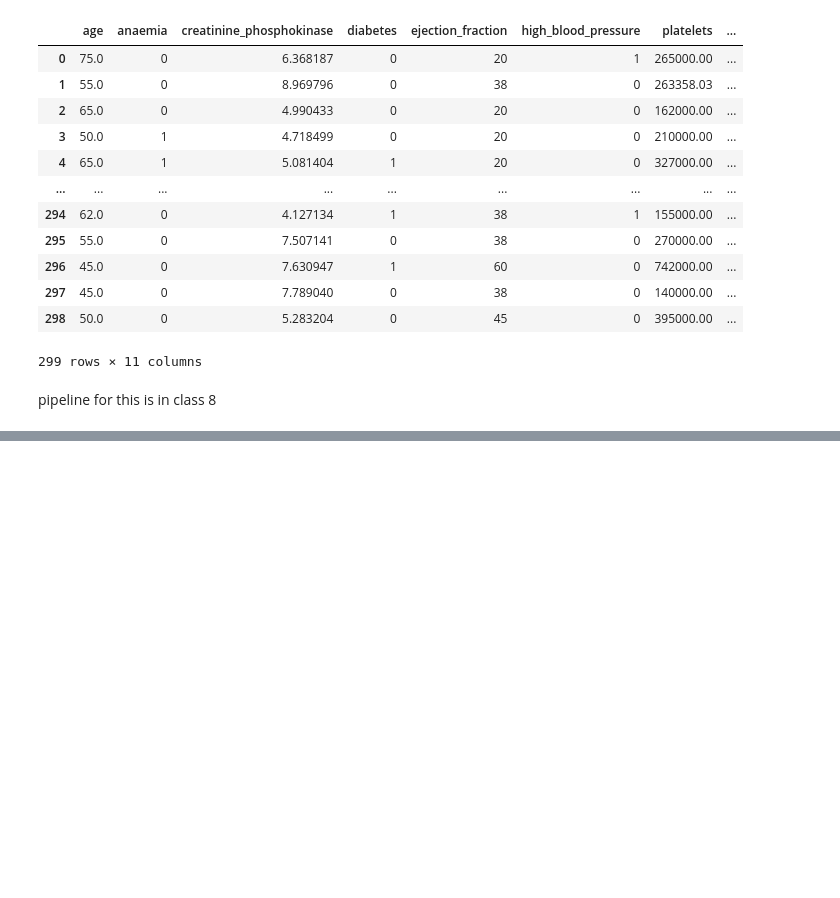
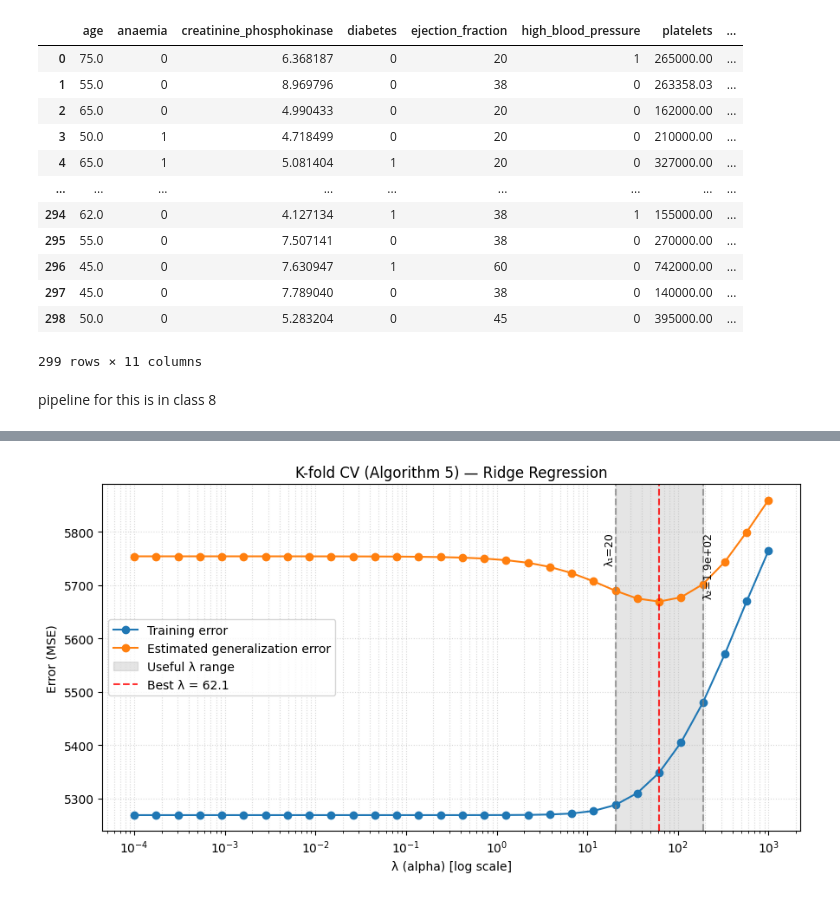
Before and after one commit to andregodinhodtu/02452---Machine-Learning---Project, a Jupyter notebook: report_2/code/notebooks/regression/1_reg_part_A_linear_regression.ipynb, the cells around one changed output, grey strips where cells are left out. Cells and saved outputs as stored; diff of their text form; code cells hidden in the pictures; blank space fills up the shorter version.

Commit message:
final range lambda
Defini um range através da 0.25 SE-rule. Explico vos pessoalmente

```diff
--- a/report_2/code/notebooks/regression/1_reg_part_A_linear_regression.ipynb
+++ b/report_2/code/notebooks/regression/1_reg_part_A_linear_regression.ipynb
@@ -267,3 +268,69 @@ X
 299 rows × 11 columns
 # %% [markdown]
 pipeline for this is in class 8
+# %%
+# --- Detect λ range where generalization error drops then rises ---
+gen = np.array(cv_table["gen_mse_est"])
+lambdas_arr = np.array(cv_table["lambda"])
+
+# Compute derivative wrt log(λ) for smoother slope interpretation
+derivative = np.diff(gen) / np.diff(np.log10(lambdas_arr))
+# smooth derivative (moving average)
+window = 3
+kernel = np.ones(window) / window
+derivative_smooth = np.convolve(derivative, kernel, mode="same")
+
+# Dynamic slope threshold (controls sensitivity)
+slope_threshold = 0.5* np.std(derivative_smooth) #0.5 mais largo e 1 mais estreito
+
+idx_min = int(np.argmin(gen))
+best_lambda = lambdas_arr[idx_min]
+best_gen_mse = gen[idx_min]
+
+# Initialize defaults
+left_idx, right_idx = 0, len(lambdas_arr) - 1
+
+# --- Find lower bound (significant negative slope before minimum)
+for j in range(idx_min - 1, 0, -1):
+    if derivative_smooth[j] < -slope_threshold:
+        left_idx = j
+        break
+
+# --- Find upper bound (significant positive slope after minimum)
+for j in range(idx_min + 1, len(derivative_smooth)):
+    if derivative_smooth[j] > slope_threshold:
+        right_idx = j + 1
+        break
+
+useful_range = (float(lambdas_arr[left_idx]), float(lambdas_arr[right_idx]))
+
+# --- Print summary ---
+print("===== 10-fold CV (Ridge) — continuous-only scaling =====")
+print(cv_table.to_string(index=False, float_format=lambda v: f"{v:.6f}"))
+print(f"\nBest λ (alpha): {best_lambda:.6g}")
+print(f"Estimated generalization error (MSE): {best_gen_mse:.6f}")
+print(f"Useful λ range (significant slope change): {useful_range[0]:.4g} → {useful_range[1]:.4g}")
+
+# --- Plot results ---
+plt.figure(figsize=(9, 5))
+plt.semilogx(lambdas_arr, cv_table["train_mse_mean"], marker="o", label="Training error")
+plt.semilogx(lambdas_arr, cv_table["gen_mse_est"],  marker="o", label="Estimated generalization error")
+
+# Highlight useful range
+plt.axvspan(useful_range[0], useful_range[1], color="gray", alpha=0.2, label="Useful λ range")
+plt.axvline(best_lambda, linestyle="--", color="red", alpha=0.8, label=f"Best λ = {best_lambda:.3g}")
+# Add dashed threshold lines and labels
+plt.axvline(useful_range[0], linestyle="--", color="gray", alpha=0.7)
+plt.axvline(useful_range[1], linestyle="--", color="gray", alpha=0.7)
+y_top = plt.ylim()[1]
+plt.text(useful_range[0], y_top * 0.985, f"λ₁={useful_range[0]:.2g}", rotation=90, va='top', ha='right', fontsize=9)
+plt.text(useful_range[1], y_top * 0.985, f"λ₂={useful_range[1]:.2g}", rotation=90, va='top', ha='left', fontsize=9)
+
+plt.xlabel("λ (alpha) [log scale]")
+plt.ylabel("Error (MSE)")
+plt.title("K-fold CV (Algorithm 5) — Ridge Regression")
+plt.legend()
+plt.grid(True, which="both", ls=":", alpha=0.5)
+plt.tight_layout()
+plt.show()
+# %% [output]
@@ -269,0 +354 @@ pipeline for this is in class 8
+[figure, added]
```
Also changed, not shown: parts of 9 cells of this notebook.
